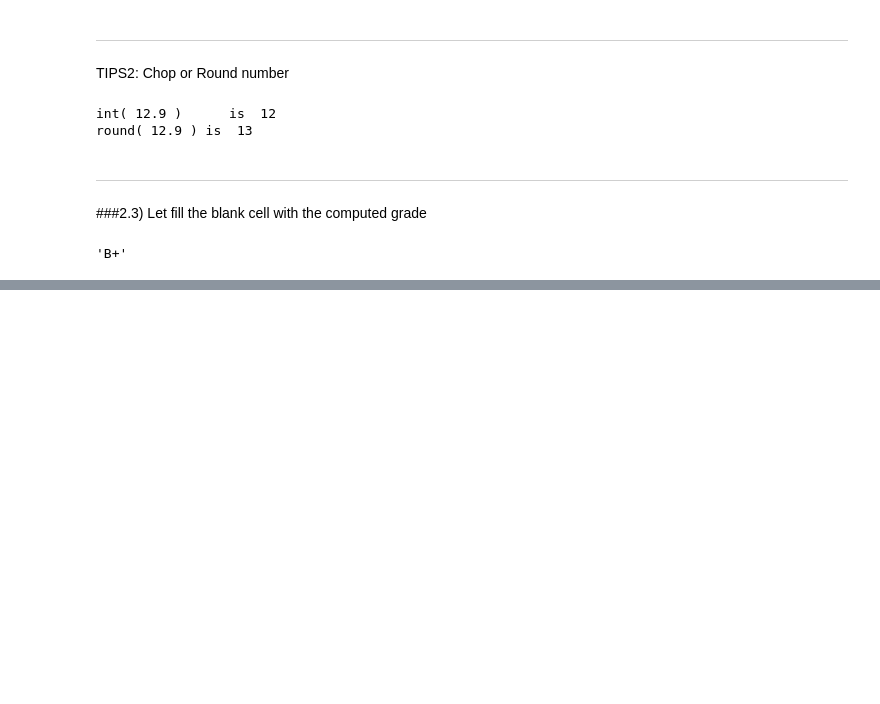
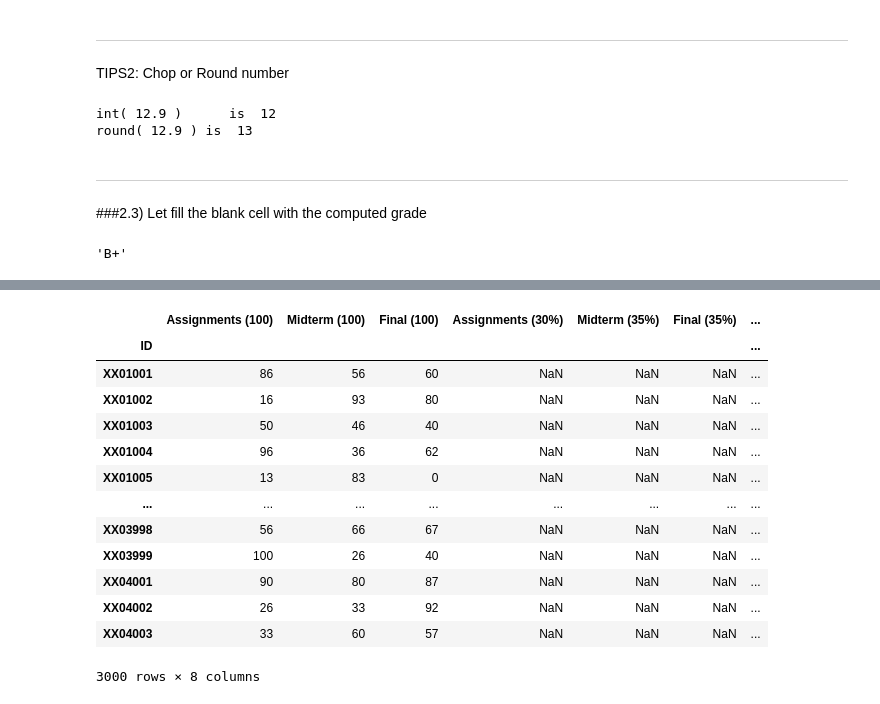
Before and after one commit to wallik2/University-stuff, a Jupyter notebook: Intro_Data_Sci/Week2_Pandas_Application.ipynb, the cells around one changed output, grey strips where cells are left out. Drawn from its saved outputs; the diff is of its cells as text; code cells hidden in the pictures; blank space fills up the shorter version.

```diff
--- a/Intro_Data_Sci/Week2_Pandas_Application.ipynb
+++ b/Intro_Data_Sci/Week2_Pandas_Application.ipynb
@@ -450,0 +460,21 @@ Grade(79)
+# %%
+url = 'https://raw.githubusercontent.com/wallik2/SCIM_Lecture/main/Intro_Data_Sci/Raw_Score.csv'
+
+df = pd.read_csv(url,index_col=0)
+# %%
+df
+# %% [output]
+|  | Assignments (100) | Midterm (100) | Final (100) | Assignments (30%) | Midterm (35%) | Final (35%) | ... |
+| ID |  |  |  |  |  |  | ... |
+| XX01001 | 86 | 56 | 60 | NaN | NaN | NaN | ... |
+| XX01002 | 16 | 93 | 80 | NaN | NaN | NaN | ... |
+| XX01003 | 50 | 46 | 40 | NaN | NaN | NaN | ... |
+| XX01004 | 96 | 36 | 62 | NaN | NaN | NaN | ... |
+| XX01005 | 13 | 83 | 0 | NaN | NaN | NaN | ... |
+| ... | ... | ... | ... | ... | ... | ... | ... |
+| XX03998 | 56 | 66 | 67 | NaN | NaN | NaN | ... |
+| XX03999 | 100 | 26 | 40 | NaN | NaN | NaN | ... |
+| XX04001 | 90 | 80 | 87 | NaN | NaN | NaN | ... |
+| XX04002 | 26 | 33 | 92 | NaN | NaN | NaN | ... |
+| XX04003 | 33 | 60 | 57 | NaN | NaN | NaN | ... |
+3000 rows × 8 columns
```
Also changed, not shown: parts of 6 cells of this notebook.
